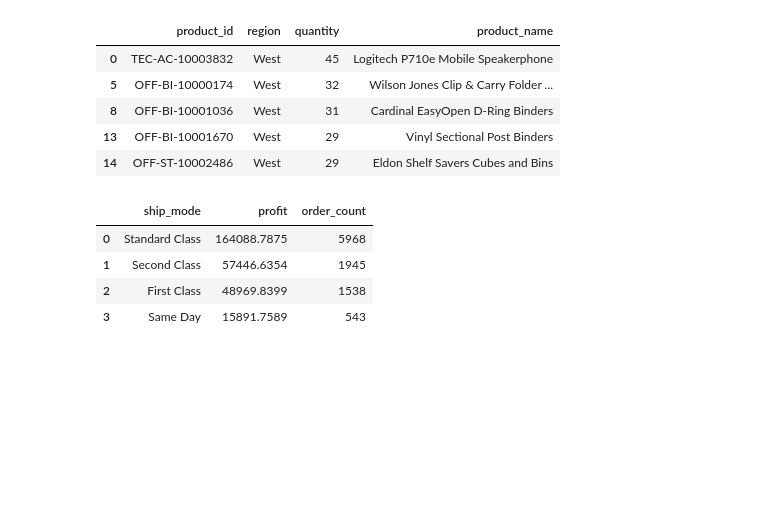
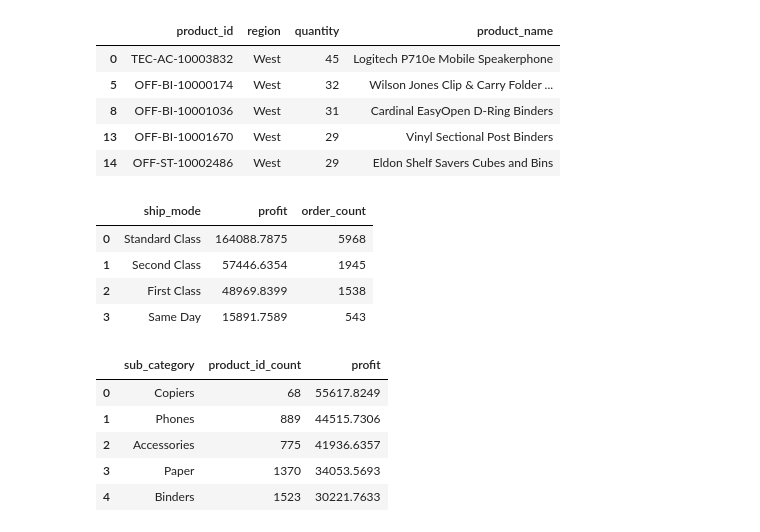
Before and after one commit to Dilcia19/superstore, a Jupyter notebook: notebooks/analysis_in_py.ipynb, the cells around one changed output. Cells and saved outputs as stored; diff of their text form; code cells hidden in the pictures; blank space fills up the shorter version.

```diff
--- a/notebooks/analysis_in_py.ipynb
+++ b/notebooks/analysis_in_py.ipynb
@@ -168,3 +168,16 @@ high_profit_shipping
 | 1 | Second Class | 57446.6354 | 1945 |
 | 2 | First Class | 48969.8399 | 1538 |
 | 3 | Same Day | 15891.7589 | 543 |
+# %%
+# high profit products  (rank top 5, sub-category)
+
+top_5_sub_category_profit = store_records[['product_id', 'profit', 'product_name','category','sub_category']].groupby('sub_category').agg({'product_id':'count', 'profit':'sum'}).rename(columns={'product_id':'product_id_count'}).sort_values(by='profit', ascending=False).reset_index()
+top_5_sub_category_profit = top_5_sub_category_profit.iloc[0:5]
+top_5_sub_category_profit
+# %% [output]
+|  | sub_category | product_id_count | profit |
+| 0 | Copiers | 68 | 55617.8249 |
+| 1 | Phones | 889 | 44515.7306 |
+| 2 | Accessories | 775 | 41936.6357 |
+| 3 | Paper | 1370 | 34053.5693 |
+| 4 | Binders | 1523 | 30221.7633 |
```
Also changed, not shown: parts of 3 cells of this notebook.
